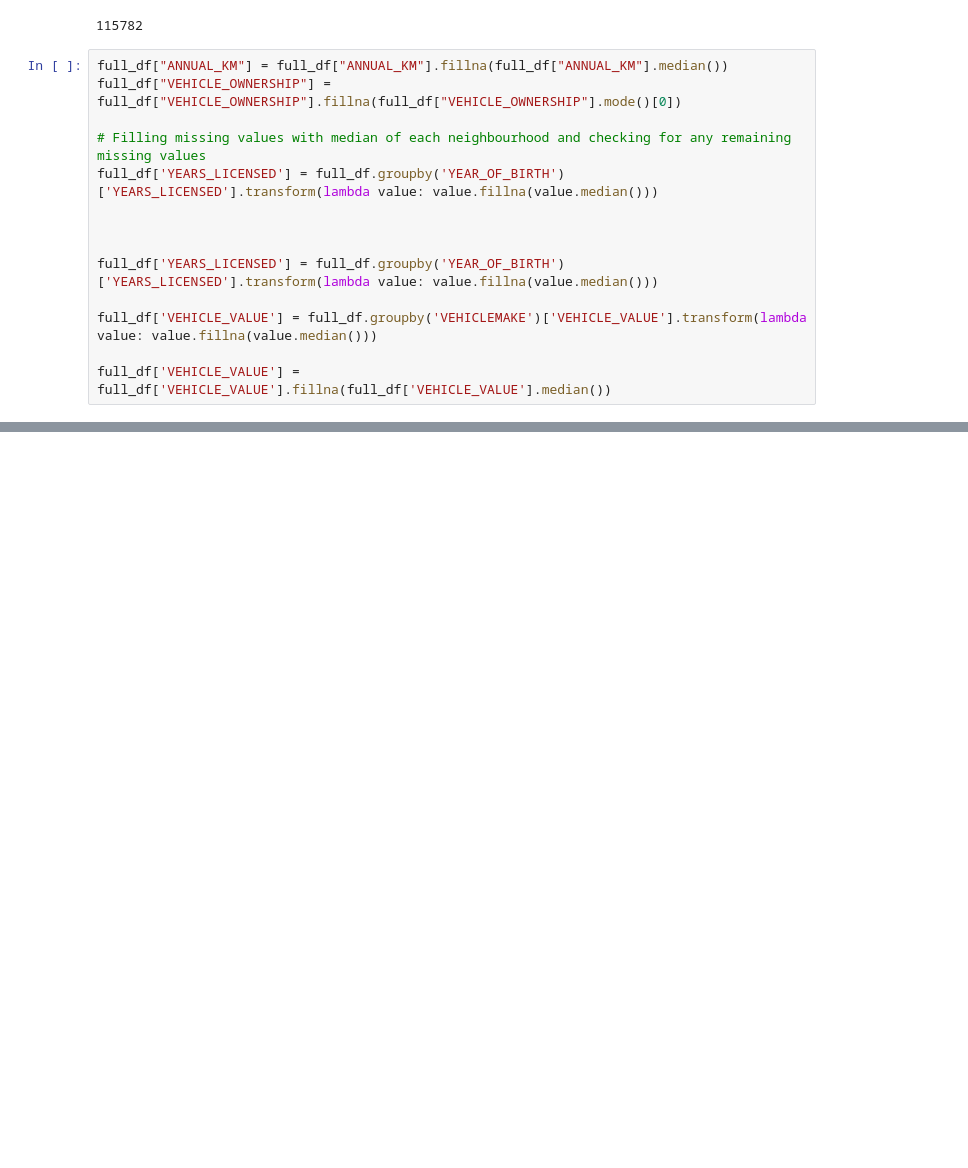
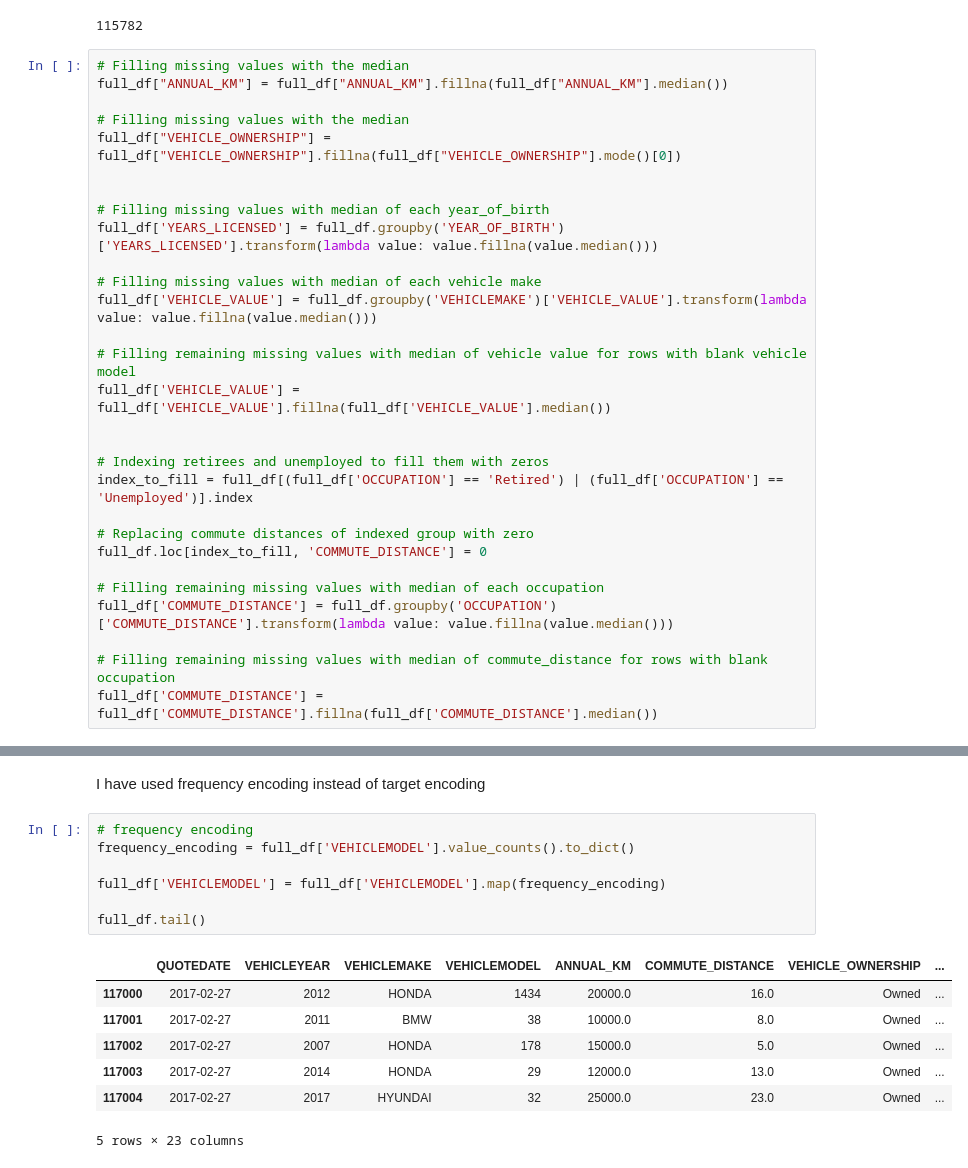
Before and after one commit to stephanieajah/6100-Project-Two, a Jupyter notebook: Insurance_Purchase_Prediction_Model.ipynb, the cells around one changed output, grey strips where cells are left out. Saved outputs shown, nothing was run; the diff lists cells and outputs as text; blank space fills up the shorter version.

```diff
--- a/Insurance_Purchase_Prediction_Model.ipynb
+++ b/Insurance_Purchase_Prediction_Model.ipynb
@@ -259,19 +260,34 @@ full_df.shape[0]
 # %% [output]
 115782
 # %%
+# Filling missing values with the median
 full_df["ANNUAL_KM"] = full_df["ANNUAL_KM"].fillna(full_df["ANNUAL_KM"].median())
+
+# Filling missing values with the median
 full_df["VEHICLE_OWNERSHIP"] = full_df["VEHICLE_OWNERSHIP"].fillna(full_df["VEHICLE_OWNERSHIP"].mode()[0])
 
-# Filling missing values with median of each neighbourhood and checking for any remaining missing values
+
+# Filling missing values with median of each year_of_birth
 full_df['YEARS_LICENSED'] = full_df.groupby('YEAR_OF_BIRTH')['YEARS_LICENSED'].transform(lambda value: value.fillna(value.median()))
 
+# Filling missing values with median of each vehicle make
+full_df['VEHICLE_VALUE'] = full_df.groupby('VEHICLEMAKE')['VEHICLE_VALUE'].transform(lambda value: value.fillna(value.median()))
+
+# Filling remaining missing values with median of vehicle value for rows with blank vehicle model
+full_df['VEHICLE_VALUE'] = full_df['VEHICLE_VALUE'].fillna(full_df['VEHICLE_VALUE'].median())
 
 
-full_df['YEARS_LICENSED'] = full_df.groupby('YEAR_OF_BIRTH')['YEARS_LICENSED'].transform(lambda value: value.fillna(value.median()))
+# Indexing retirees and unemployed to fill them with zeros
+index_to_fill = full_df[(full_df['OCCUPATION'] == 'Retired') | (full_df['OCCUPATION'] == 'Unemployed')].index
 
-full_df['VEHICLE_VALUE'] = full_df.groupby('VEHICLEMAKE')['VEHICLE_VALUE'].transform(lambda value: value.fillna(value.median()))
+# Replacing commute distances of indexed group with zero
+full_df.loc[index_to_fill, 'COMMUTE_DISTANCE'] = 0
 
-full_df['VEHICLE_VALUE'] = full_df['VEHICLE_VALUE'].fillna(full_df['VEHICLE_VALUE'].median())
+# Filling remaining missing values with median of each occupation
+full_df['COMMUTE_DISTANCE'] = full_df.groupby('OCCUPATION')['COMMUTE_DISTANCE'].transform(lambda value: value.fillna(value.median()))
+
+# Filling remaining missing values with median of commute_distance for rows with blank occupation
+full_df['COMMUTE_DISTANCE'] = full_df['COMMUTE_DISTANCE'].fillna(full_df['COMMUTE_DISTANCE'].median())
 # %%
 full_df.isnull().sum()
 # %% [output]
@@ -303,0 +350,17 @@ remember to not standardize the response variable
+# %% [markdown]
+I have used frequency encoding instead of target encoding
+# %%
+# frequency encoding
+frequency_encoding = full_df['VEHICLEMODEL'].value_counts().to_dict()
+
+full_df['VEHICLEMODEL'] = full_df['VEHICLEMODEL'].map(frequency_encoding)
+
+full_df.tail()
+# %% [output]
+|  | QUOTEDATE | VEHICLEYEAR | VEHICLEMAKE | VEHICLEMODEL | ANNUAL_KM | COMMUTE_DISTANCE | VEHICLE_OWNERSHIP | ... |
+| 117000 | 2017-02-27 | 2012 | HONDA | 1434 | 20000.0 | 16.0 | Owned | ... |
+| 117001 | 2017-02-27 | 2011 | BMW | 38 | 10000.0 | 8.0 | Owned | ... |
+| 117002 | 2017-02-27 | 2007 | HONDA | 178 | 15000.0 | 5.0 | Owned | ... |
+| 117003 | 2017-02-27 | 2014 | HONDA | 29 | 12000.0 | 13.0 | Owned | ... |
+| 117004 | 2017-02-27 | 2017 | HYUNDAI | 32 | 25000.0 | 23.0 | Owned | ... |
+5 rows × 23 columns
```
Also changed, not shown: parts of 19 cells of this notebook.
